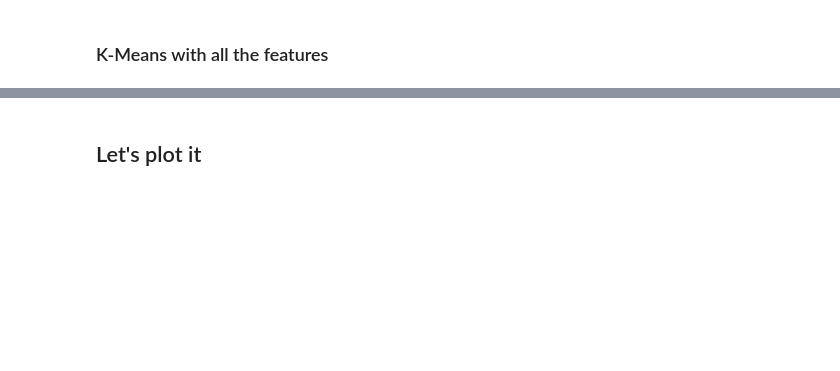
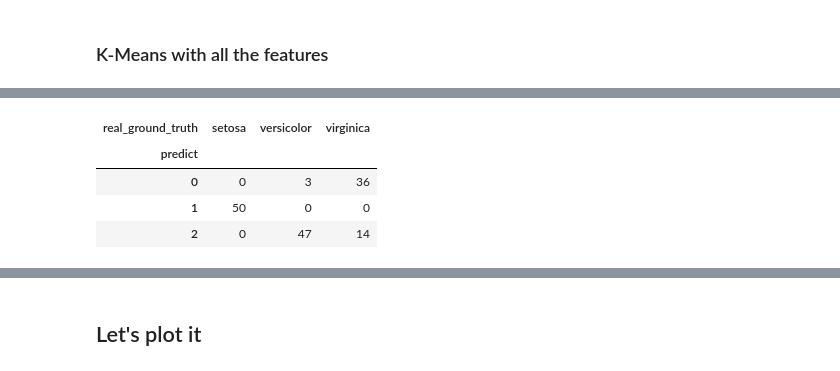
Before and after one commit to VeniceHartwell/lectures, a Jupyter notebook: week-8/03 - Intro_unsupervised.ipynb, the cells around one changed output, grey strips where cells are left out. Saved outputs shown, nothing was run; the diff lists cells and outputs as text; code cells hidden in the pictures; blank space fills up the shorter version.

```diff
--- a/week-8/03 - Intro_unsupervised.ipynb
+++ b/week-8/03 - Intro_unsupervised.ipynb
@@ -169,4 +250,4 @@ iris_t.sample(10)
 # %%
-crosstab = pd.crosstab(iris_t.predict, iris_t.real)
+crosstab = pd.crosstab(iris_t.predict, iris_t.real_ground_truth)
 # %%
 crosstab
@@ -187,0 +300,12 @@ cross2
+# %%
+crosstab # Crosstab with PC1 & PC2
+
+# versicolor: 2
+# setosa: 1
+# virignica: 0
+# %% [output]
+| real_ground_truth | setosa | versicolor | virginica |
+| predict |  |  |  |
+| 0 | 0 | 3 | 36 |
+| 1 | 50 | 0 | 0 |
+| 2 | 0 | 47 | 14 |
```
Also changed, not shown: parts of 38 cells of this notebook.
